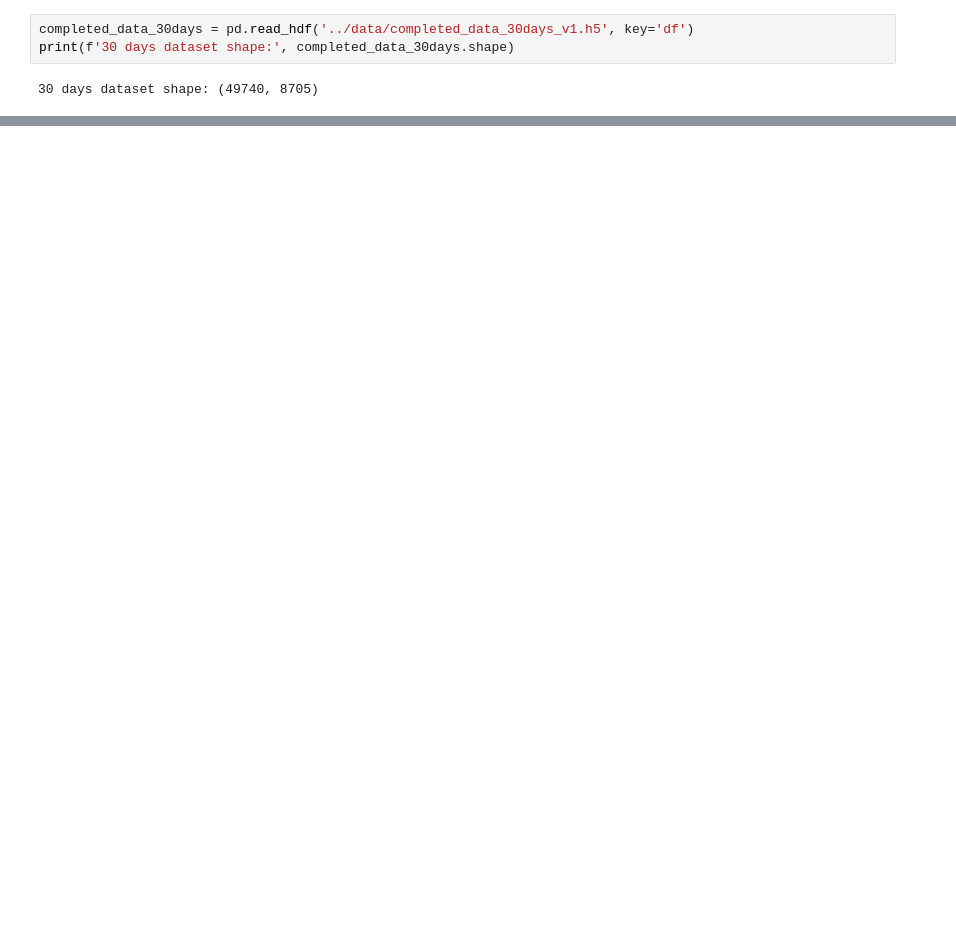
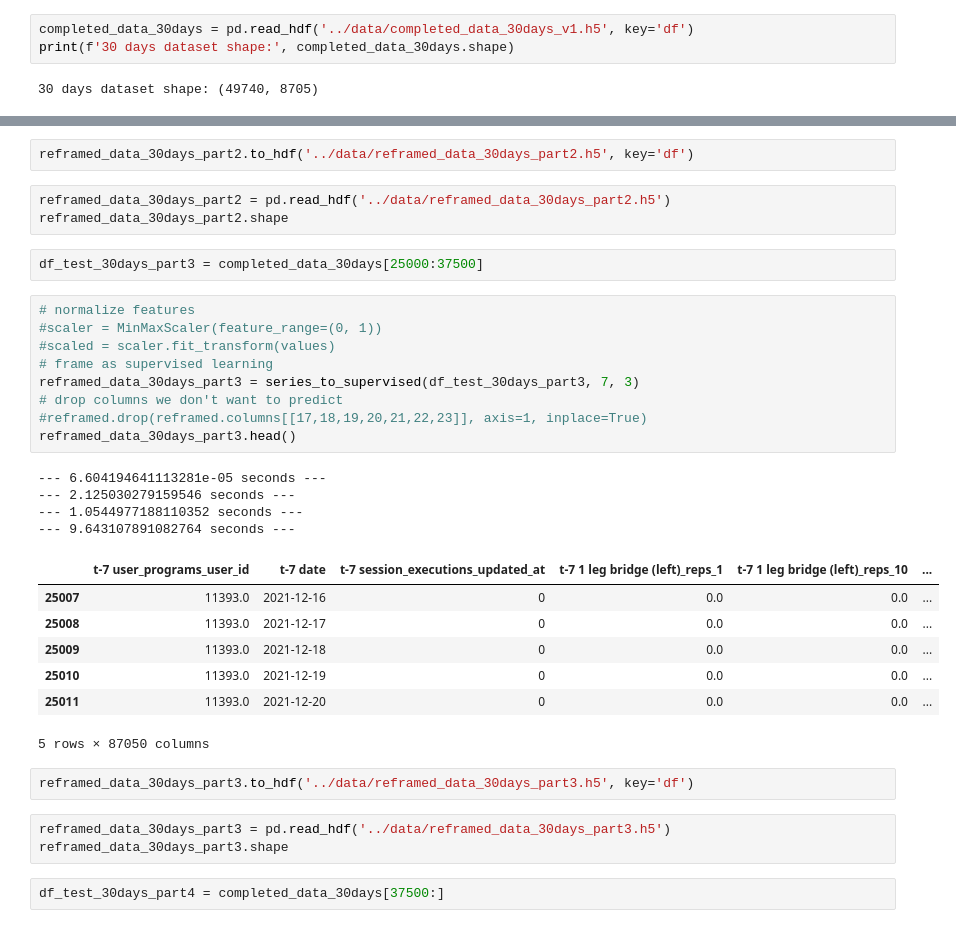
Before and after one commit to evidadeusto/mhunters, a Jupyter notebook: analysis_oscar_preprocessing/AI_models.ipynb, the cells around one changed output, grey strips where cells are left out. Saved outputs shown, nothing was run; the diff lists cells and outputs as text; blank space fills up the shorter version.

```diff
--- a/analysis_oscar_preprocessing/AI_models.ipynb
+++ b/analysis_oscar_preprocessing/AI_models.ipynb
@@ -661,0 +531,35 @@ merged_data_30days.shape
+# %%
+reframed_data_30days_part2.to_hdf('../data/reframed_data_30days_part2.h5', key='df')
+# %%
+reframed_data_30days_part2 = pd.read_hdf('../data/reframed_data_30days_part2.h5')
+reframed_data_30days_part2.shape
+# %%
+df_test_30days_part3 = completed_data_30days[25000:37500]
+# %%
+# normalize features
+#scaler = MinMaxScaler(feature_range=(0, 1))
+#scaled = scaler.fit_transform(values)
+# frame as supervised learning
+reframed_data_30days_part3 = series_to_supervised(df_test_30days_part3, 7, 3)
+# drop columns we don't want to predict
+#reframed.drop(reframed.columns[[17,18,19,20,21,22,23]], axis=1, inplace=True)
+reframed_data_30days_part3.head()
+# %% [output]
+--- 6.604194641113281e-05 seconds ---
+--- 2.125030279159546 seconds ---
+--- 1.0544977188110352 seconds ---
+--- 9.643107891082764 seconds ---
+|  | t-7 user_programs_user_id | t-7 date | t-7 session_executions_updated_at | t-7 1 leg bridge (left)_reps_1 | t-7 1 leg bridge (left)_reps_10 | ... |
+| 25007 | 11393.0 | 2021-12-16 | 0 | 0.0 | 0.0 | ... |
+| 25008 | 11393.0 | 2021-12-17 | 0 | 0.0 | 0.0 | ... |
+| 25009 | 11393.0 | 2021-12-18 | 0 | 0.0 | 0.0 | ... |
+| 25010 | 11393.0 | 2021-12-19 | 0 | 0.0 | 0.0 | ... |
+| 25011 | 11393.0 | 2021-12-20 | 0 | 0.0 | 0.0 | ... |
+5 rows × 87050 columns
+# %%
+reframed_data_30days_part3.to_hdf('../data/reframed_data_30days_part3.h5', key='df')
+# %%
+reframed_data_30days_part3 = pd.read_hdf('../data/reframed_data_30days_part3.h5')
+reframed_data_30days_part3.shape
+# %%
+df_test_30days_part4 = completed_data_30days[37500:]
```
Also changed, not shown: parts of 38 cells of this notebook.
